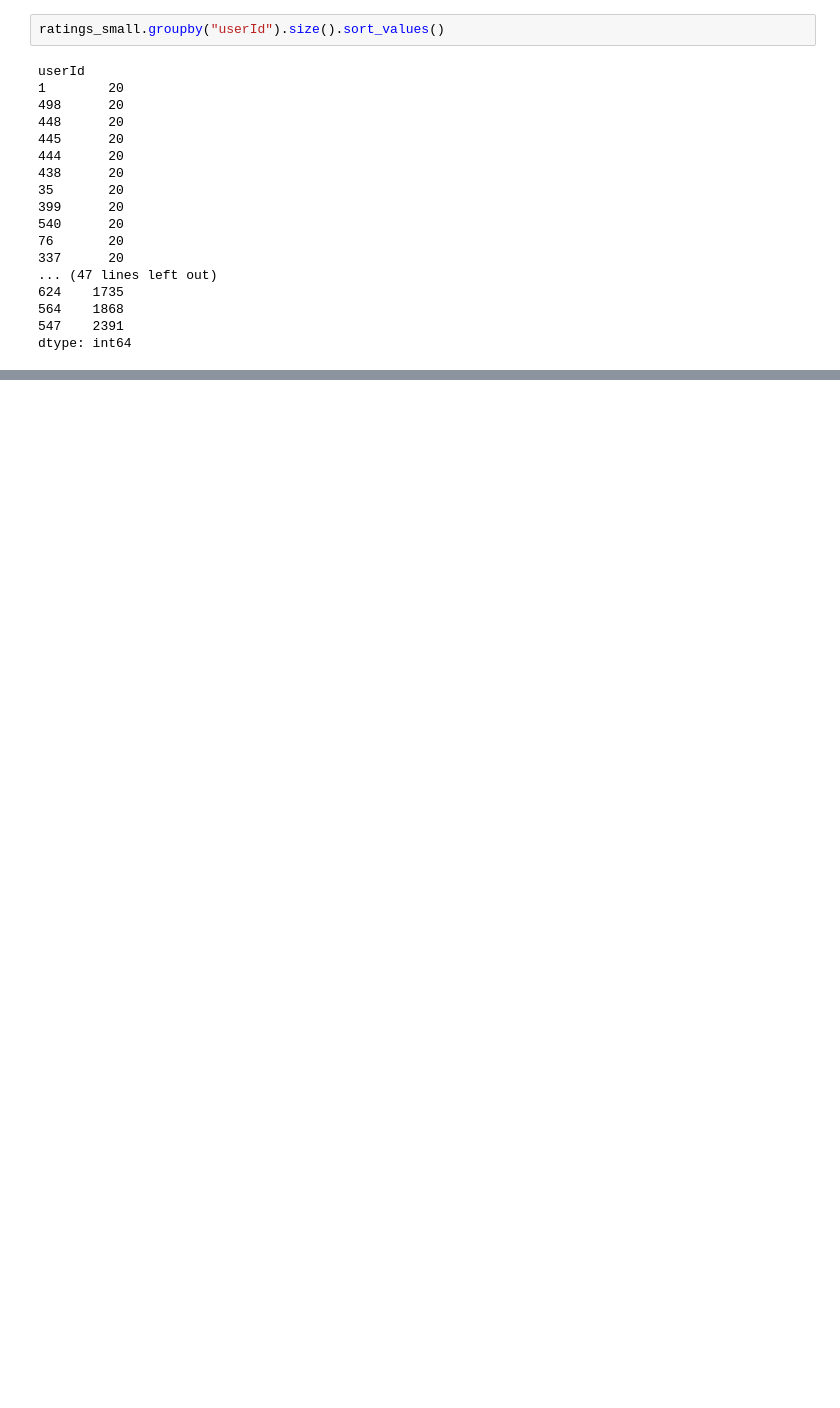
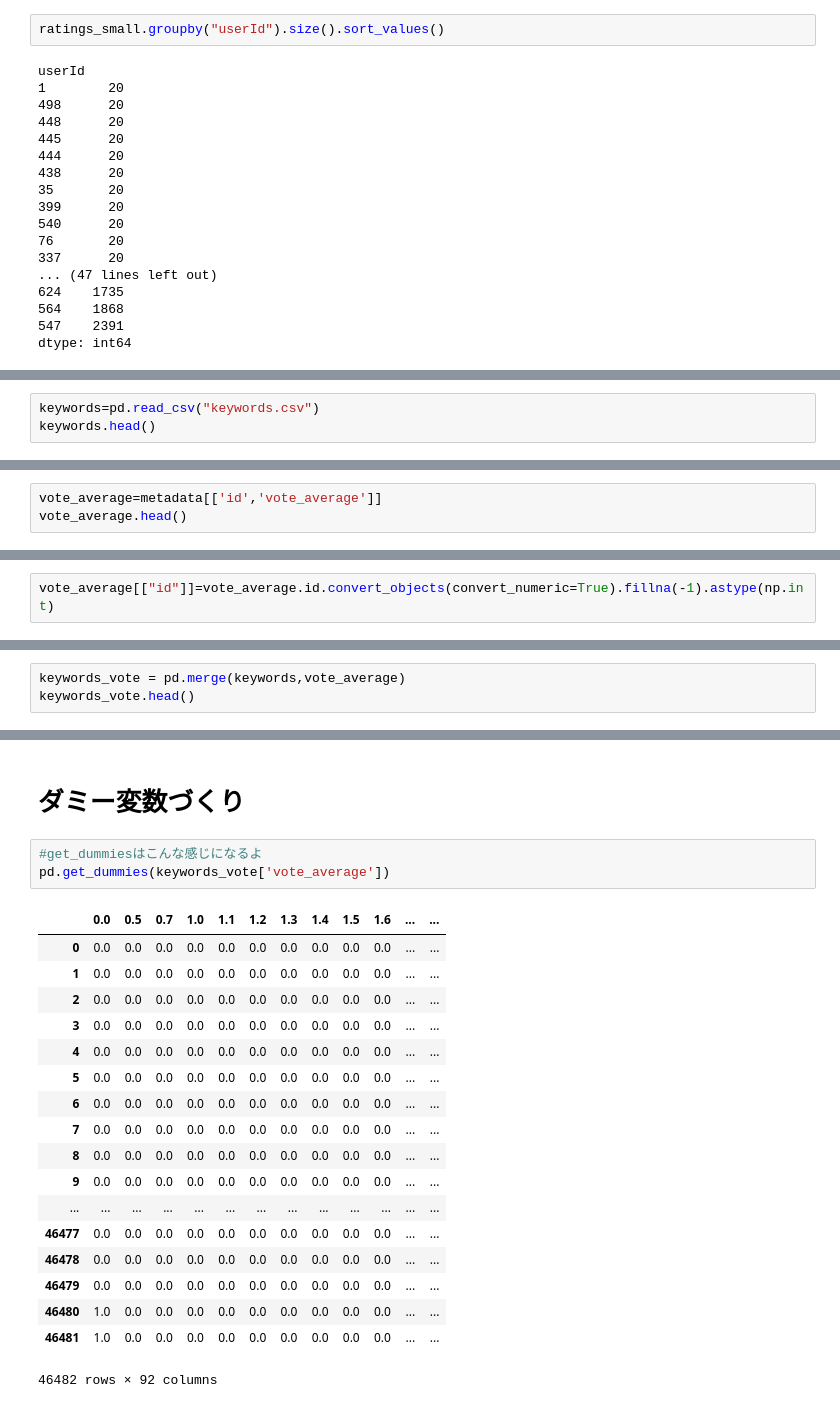
Before and after one commit to gci-team4/movie_minori, a Jupyter notebook: minori_test.ipynb, the cells around one changed output, grey strips where cells are left out. Saved outputs shown, nothing was run; the diff lists cells and outputs as text; blank space fills up the shorter version.

Commit message:
make dummies of keywords

```diff
--- a/minori_test.ipynb
+++ b/minori_test.ipynb
@@ -36,0 +63,3 @@ dtype: int64
+# %%
+keywords=pd.read_csv("keywords.csv")
+keywords.head()
@@ -36,0 +94,3 @@ dtype: int64
+# %%
+vote_average=metadata[['id','vote_average']]
+vote_average.head()
@@ -36,0 +104,2 @@ dtype: int64
+# %%
+vote_average[["id"]]=vote_average.id.convert_objects(convert_numeric=True).fillna(-1).astype(np.int)
@@ -36,0 +140,3 @@ dtype: int64
+# %%
+keywords_vote = pd.merge(keywords,vote_average)
+keywords_vote.head()
@@ -36,0 +150,24 @@ dtype: int64
+# %% [markdown]
+# ダミー変数づくり
+# %%
+#get_dummiesはこんな感じになるよ
+pd.get_dummies(keywords_vote['vote_average'])
+# %% [output]
+|  | 0.0 | 0.5 | 0.7 | 1.0 | 1.1 | 1.2 | 1.3 | 1.4 | 1.5 | 1.6 | ... | ... |
+| 0 | 0.0 | 0.0 | 0.0 | 0.0 | 0.0 | 0.0 | 0.0 | 0.0 | 0.0 | 0.0 | ... | ... |
+| 1 | 0.0 | 0.0 | 0.0 | 0.0 | 0.0 | 0.0 | 0.0 | 0.0 | 0.0 | 0.0 | ... | ... |
+| 2 | 0.0 | 0.0 | 0.0 | 0.0 | 0.0 | 0.0 | 0.0 | 0.0 | 0.0 | 0.0 | ... | ... |
+| 3 | 0.0 | 0.0 | 0.0 | 0.0 | 0.0 | 0.0 | 0.0 | 0.0 | 0.0 | 0.0 | ... | ... |
+| 4 | 0.0 | 0.0 | 0.0 | 0.0 | 0.0 | 0.0 | 0.0 | 0.0 | 0.0 | 0.0 | ... | ... |
+| 5 | 0.0 | 0.0 | 0.0 | 0.0 | 0.0 | 0.0 | 0.0 | 0.0 | 0.0 | 0.0 | ... | ... |
+| 6 | 0.0 | 0.0 | 0.0 | 0.0 | 0.0 | 0.0 | 0.0 | 0.0 | 0.0 | 0.0 | ... | ... |
+| 7 | 0.0 | 0.0 | 0.0 | 0.0 | 0.0 | 0.0 | 0.0 | 0.0 | 0.0 | 0.0 | ... | ... |
+| 8 | 0.0 | 0.0 | 0.0 | 0.0 | 0.0 | 0.0 | 0.0 | 0.0 | 0.0 | 0.0 | ... | ... |
+| 9 | 0.0 | 0.0 | 0.0 | 0.0 | 0.0 | 0.0 | 0.0 | 0.0 | 0.0 | 0.0 | ... | ... |
+| ... | ... | ... | ... | ... | ... | ... | ... | ... | ... | ... | ... | ... |
+| 46477 | 0.0 | 0.0 | 0.0 | 0.0 | 0.0 | 0.0 | 0.0 | 0.0 | 0.0 | 0.0 | ... | ... |
+| 46478 | 0.0 | 0.0 | 0.0 | 0.0 | 0.0 | 0.0 | 0.0 | 0.0 | 0.0 | 0.0 | ... | ... |
+| 46479 | 0.0 | 0.0 | 0.0 | 0.0 | 0.0 | 0.0 | 0.0 | 0.0 | 0.0 | 0.0 | ... | ... |
+| 46480 | 1.0 | 0.0 | 0.0 | 0.0 | 0.0 | 0.0 | 0.0 | 0.0 | 0.0 | 0.0 | ... | ... |
+| 46481 | 1.0 | 0.0 | 0.0 | 0.0 | 0.0 | 0.0 | 0.0 | 0.0 | 0.0 | 0.0 | ... | ... |
+46482 rows × 92 columns
```
Also changed, not shown: parts of 27 cells of this notebook.
